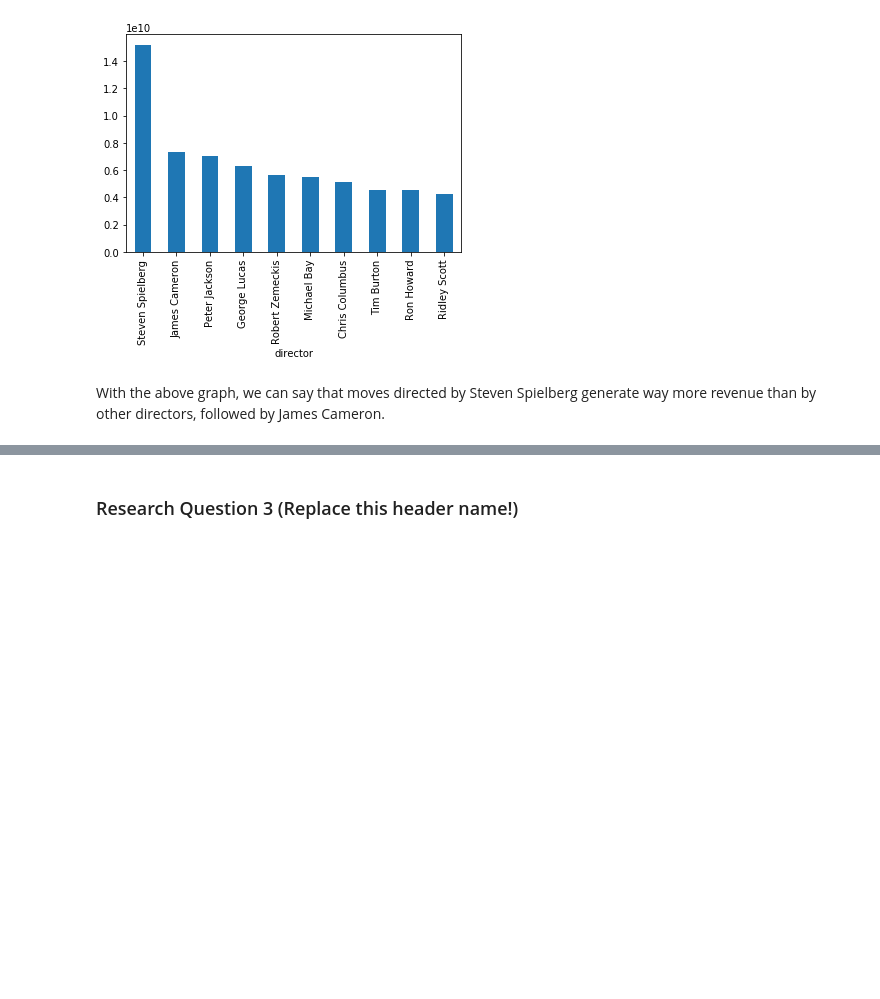
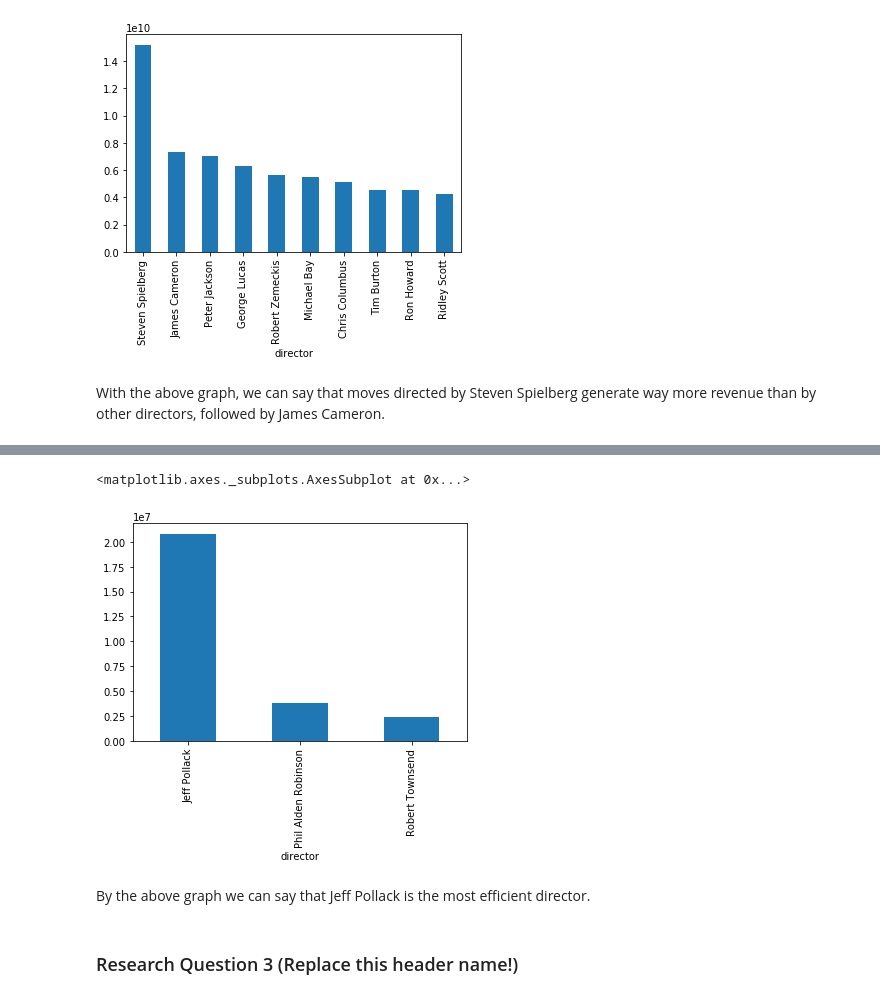
Before and after one commit to Vinayrraj/Investigate-TMDbMovieData, a Jupyter notebook: investigate-dataset.ipynb, the cells around one changed output, grey strips where cells are left out. Cells and saved outputs as stored; diff of their text form; code cells hidden in the pictures; blank space fills up the shorter version.

```diff
--- a/investigate-dataset.ipynb
+++ b/investigate-dataset.ipynb
@@ -444,0 +447,10 @@ With the above graph, we can say that moves directed by Steven Spielberg generat
+# %%
+director_df_sum_revenue_all = df.groupby('director')['revenue_adj'].sum()
+director_df_sum_budget_all = df.groupby('director')['budget_adj'].sum()
+# %%
+# Calculate Efficiency:
+director_efficiency = director_df_sum_revenue_all / director_df_sum_budget_all
+
+# Show top 10 records
+print (director_efficiency[:10])
+len(director_efficiency)
@@ -444,0 +471,6 @@ With the above graph, we can say that moves directed by Steven Spielberg generat
+# %%
+# 1. Replace Inifnity values to NaN
+# 2. Drop NaN
+director_efficiency = director_efficiency.replace([np.inf, -np.inf], np.nan).dropna()
+director_efficiency = director_efficiency.sort_values(ascending=False)
+director_efficiency[:10]
@@ -445,3 +490,10 @@ With the above graph, we can say that moves directed by Steven Spielberg generat
+# %%
+director_efficiency[:3].plot(kind='bar')
+# %% [output]
+<matplotlib.axes._subplots.AxesSubplot at 0x...>
+[figure, added]
+# %% [markdown]
+By the above graph we can say that Jeff Pollack is the most efficient director.
 # %% [markdown]
 ### Research Question 3  (Replace this header name!)
 # %% [markdown]
```
Also changed, not shown: parts of 4 cells of this notebook.
